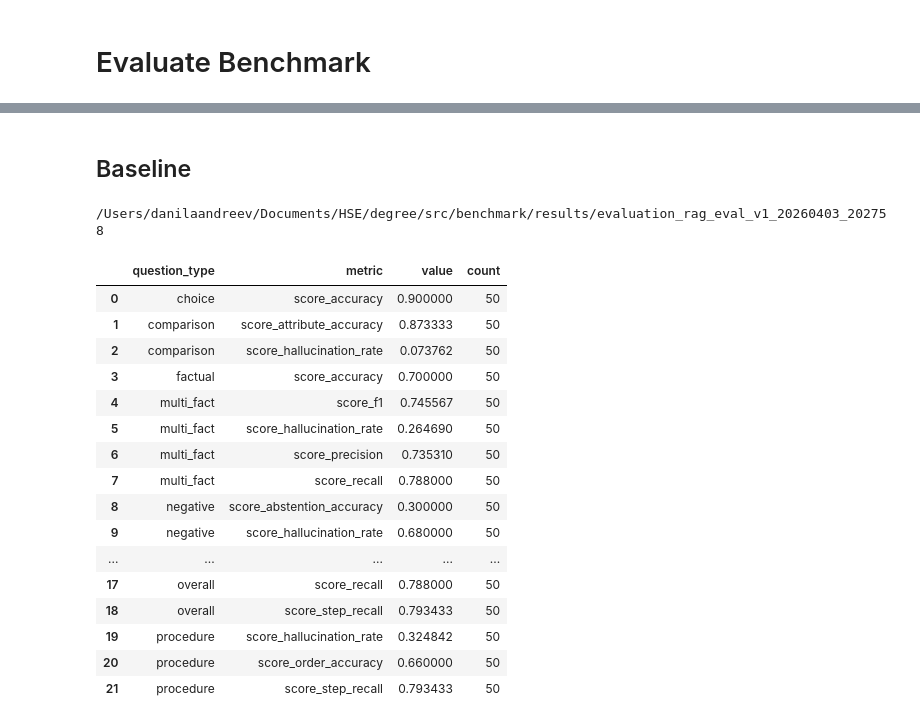
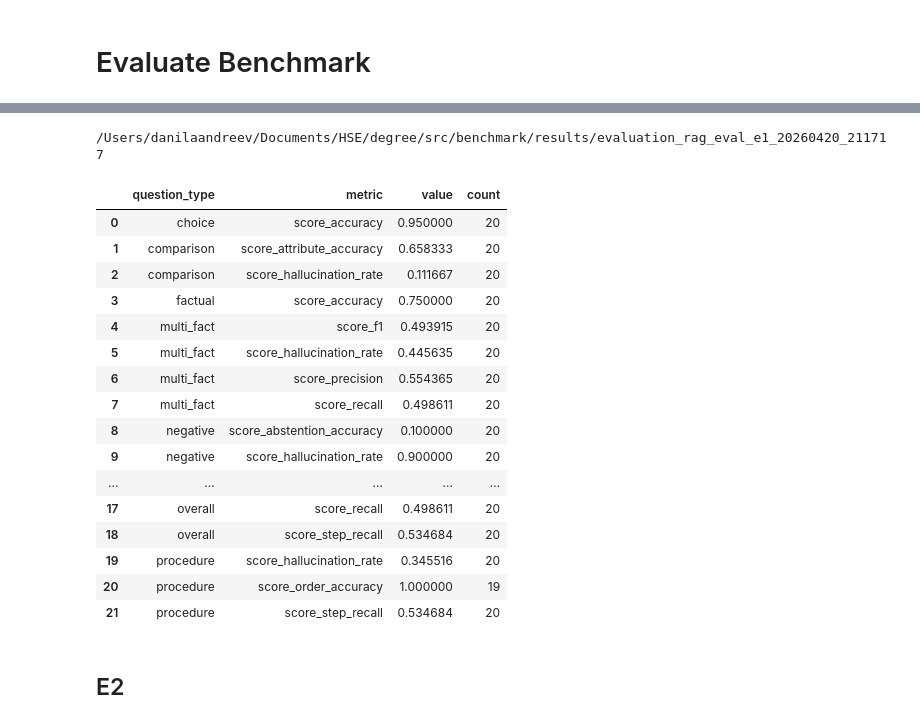
Before and after one commit to d4niluck/degree, a Jupyter notebook: src/benchmark/notebooks/evaluate_benchmark.ipynb, the cells around one changed output, grey strips where cells are left out. Drawn from its saved outputs; the diff is of its cells as text; code cells hidden in the pictures.

Commit message:
e1-e5 bench

```diff
--- a/src/benchmark/notebooks/evaluate_benchmark.ipynb
+++ b/src/benchmark/notebooks/evaluate_benchmark.ipynb
@@ -11,6 +11,7 @@ if str(PROJECT_ROOT) not in sys.path:
 
 import logging
 from openai import OpenAI
+import pandas as pd
 
 from src.benchmark import BenchmarkEvaluator
 from src.llm.llm import OpenAILLM
@@ -24,6 +25,11 @@ base_url = os.getenv('BASE_OPEN_AI_URL')
 api_key = os.getenv("OPEN_AI_KEY")
 client = OpenAI(api_key=api_key, base_url=base_url)
 
-logging.basicConfig(level=logging.INFO)
-logger = logging.getLogger("benchmark_evaluation")
-logging.getLogger("httpx").setLevel(logging.WARNING)
+logger = logging.getLogger('benchmark_evaluation')
+logger.handlers.clear()
+logger.propagate = False
+handler = logging.StreamHandler()
+handler.setFormatter(logging.Formatter('%(message)s'))
+logger.addHandler(handler)
+logger.setLevel(logging.INFO)
+logging.getLogger('httpx').setLevel(logging.WARNING)
@@ -32,5 +60,5 @@ logging.getLogger("httpx").setLevel(logging.WARNING)
 # %%
-from src.preprocessing import Reader, FixedCharChunker, Document, Page, Embedder
+from src.preprocessing import Reader, FixedCharChunker, Document, Page, Embedder, HTTPEmbedder, HTTPReader, ParagraphChunker
 from src.indexing import DataStore, ChunkStore, FlatVectorStore, Index
 from src.utils import AutoEDAIndex
 from src.llm import OpenAILLM
@@ -46,23 +74,22 @@ print(CHUNK_STORE_DIR)
 print(VECTOR_STORE_DIR)
 print(SQLITE_PATH)
 
-embedder = Embedder(
-    device='mps',
-    model_name='ai-forever/FRIDA',
-    type_handlers={
-        'query': lambda text: f'search_query: {text}',
-        'document': lambda text: f'search_document: {text}',
-    }
+embedder = HTTPEmbedder()
+dimensions = embedder.get_embeddings(['test']).shape[-1]
+chunker=ParagraphChunker(
+    logger=logger,
+    max_length=490,
+    overlap_sentences=1
 )
-dimensions = embedder.get_embeddings(['test']).shape[-1]
+
 
 index = Index(
     datastore=DataStore(str(DATA_STORE_DIR), logger),
     vectorstore=FlatVectorStore(str(VECTOR_STORE_DIR), dimensions, logger),
     chunkstore=ChunkStore(str(CHUNK_STORE_DIR), logger),
-    chunker=FixedCharChunker(chunk_size=500, overlap=50, logger=logger),
+    chunker=chunker,
     embedder=embedder,
-    reader=Reader(logger),
+    reader=HTTPReader(),
     sqlite_path=str(SQLITE_PATH),
     logger=logger
 )
@@ -81,43 +104,44 @@ INFO:benchmark_evaluation:Index vectorstore loaded
-# %% [markdown]
-## Baseline
 # %%
 from src.agents import V1Agent
 # %%
 judge_llm = OpenAILLM(client=client, model_name="gpt-5.4")
 evaluator = BenchmarkEvaluator(judge_llm=judge_llm, logger=logger)
 
-experiment_name = "rag_eval_v1"
+experiment_name = "rag_eval_e1"
 benchmark_path = str(PROJECT_ROOT / "src/benchmark/results/generation_benchmark_v1_20260402_212121/benchmark.jsonl")
 # %%
-baseline_agent = V1Agent(index, llm, 10)
+e1_agent = V1Agent(index, llm, 6)
 
 def answer_fn(question: str) -> str:
-    return baseline_agent.answer(question)
+    return e1_agent.answer(question)
 # %%
 result = evaluator.evaluate(
     benchmark_path=benchmark_path,
     answer_fn=answer_fn,
     experiment_name=experiment_name,
+    batch=False
 )
 
 print(result["output_dir"])
 result["metrics_df"]
 # %% [output]
-/Users/danilaandreev/Documents/HSE/degree/src/benchmark/results/evaluation_rag_eval_v1_20260403_202758
+/Users/danilaandreev/Documents/HSE/degree/src/benchmark/results/evaluation_rag_eval_e1_20260420_211717
 |  | question_type | metric | value | count |
-| 0 | choice | score_accuracy | 0.900000 | 50 |
-| 1 | comparison | score_attribute_accuracy | 0.873333 | 50 |
-| 2 | comparison | score_hallucination_rate | 0.073762 | 50 |
-| 3 | factual | score_accuracy | 0.700000 | 50 |
-| 4 | multi_fact | score_f1 | 0.745567 | 50 |
-| 5 | multi_fact | score_hallucination_rate | 0.264690 | 50 |
-| 6 | multi_fact | score_precision | 0.735310 | 50 |
-| 7 | multi_fact | score_recall | 0.788000 | 50 |
-| 8 | negative | score_abstention_accuracy | 0.300000 | 50 |
-| 9 | negative | score_hallucination_rate | 0.680000 | 50 |
+| 0 | choice | score_accuracy | 0.950000 | 20 |
+| 1 | comparison | score_attribute_accuracy | 0.658333 | 20 |
+| 2 | comparison | score_hallucination_rate | 0.111667 | 20 |
+| 3 | factual | score_accuracy | 0.750000 | 20 |
+| 4 | multi_fact | score_f1 | 0.493915 | 20 |
+| 5 | multi_fact | score_hallucination_rate | 0.445635 | 20 |
+| 6 | multi_fact | score_precision | 0.554365 | 20 |
+| 7 | multi_fact | score_recall | 0.498611 | 20 |
+| 8 | negative | score_abstention_accuracy | 0.100000 | 20 |
+| 9 | negative | score_hallucination_rate | 0.900000 | 20 |
 | ... | ... | ... | ... | ... |
-| 17 | overall | score_recall | 0.788000 | 50 |
-| 18 | overall | score_step_recall | 0.793433 | 50 |
-| 19 | procedure | score_hallucination_rate | 0.324842 | 50 |
-| 20 | procedure | score_order_accuracy | 0.660000 | 50 |
-| 21 | procedure | score_step_recall | 0.793433 | 50 |
+| 17 | overall | score_recall | 0.498611 | 20 |
+| 18 | overall | score_step_recall | 0.534684 | 20 |
+| 19 | procedure | score_hallucination_rate | 0.345516 | 20 |
+| 20 | procedure | score_order_accuracy | 1.000000 | 19 |
+| 21 | procedure | score_step_recall | 0.534684 | 20 |
+# %% [markdown]
+## E2
```
Also changed, not shown: parts of 62 cells of this notebook, 45 other files.
